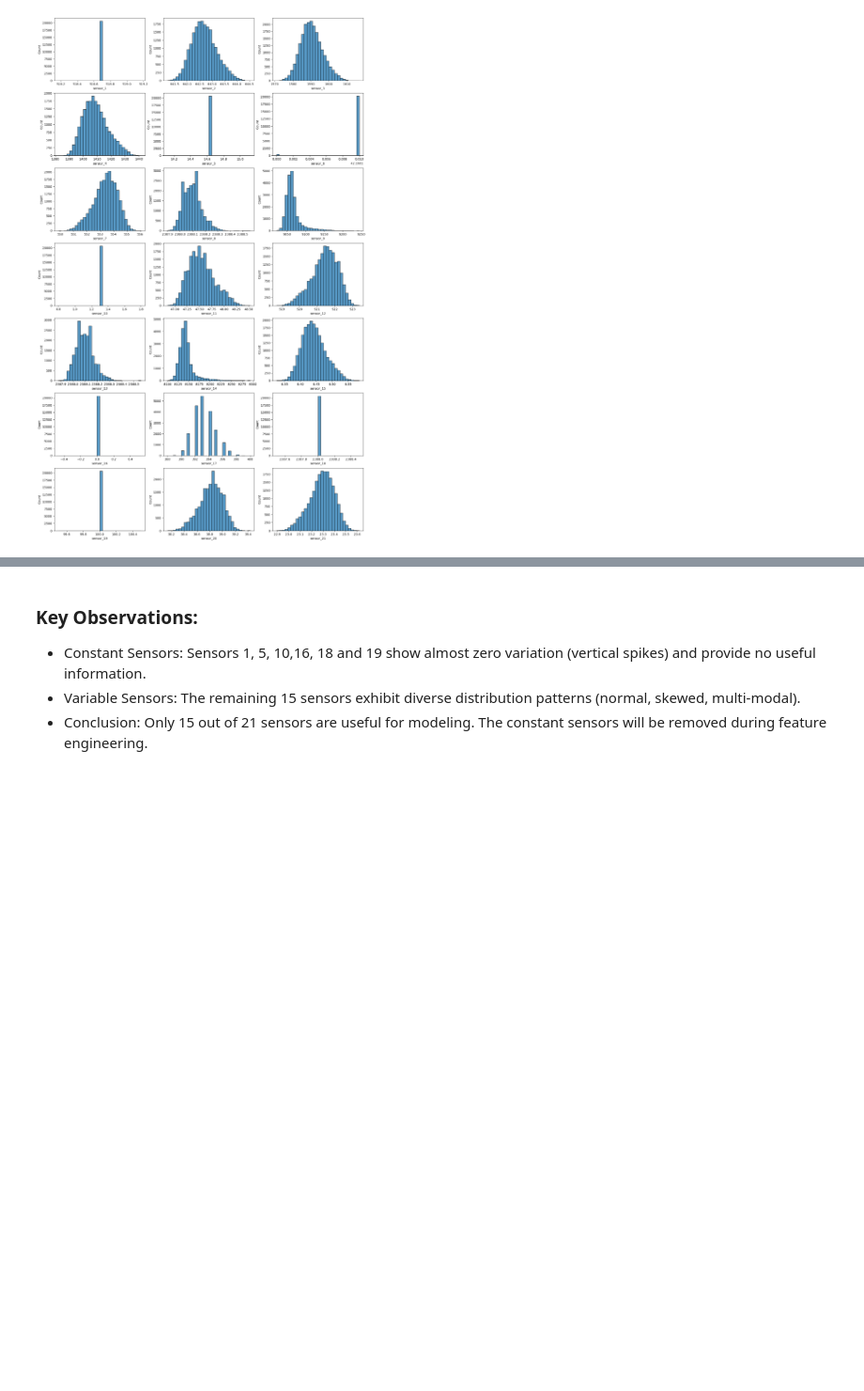
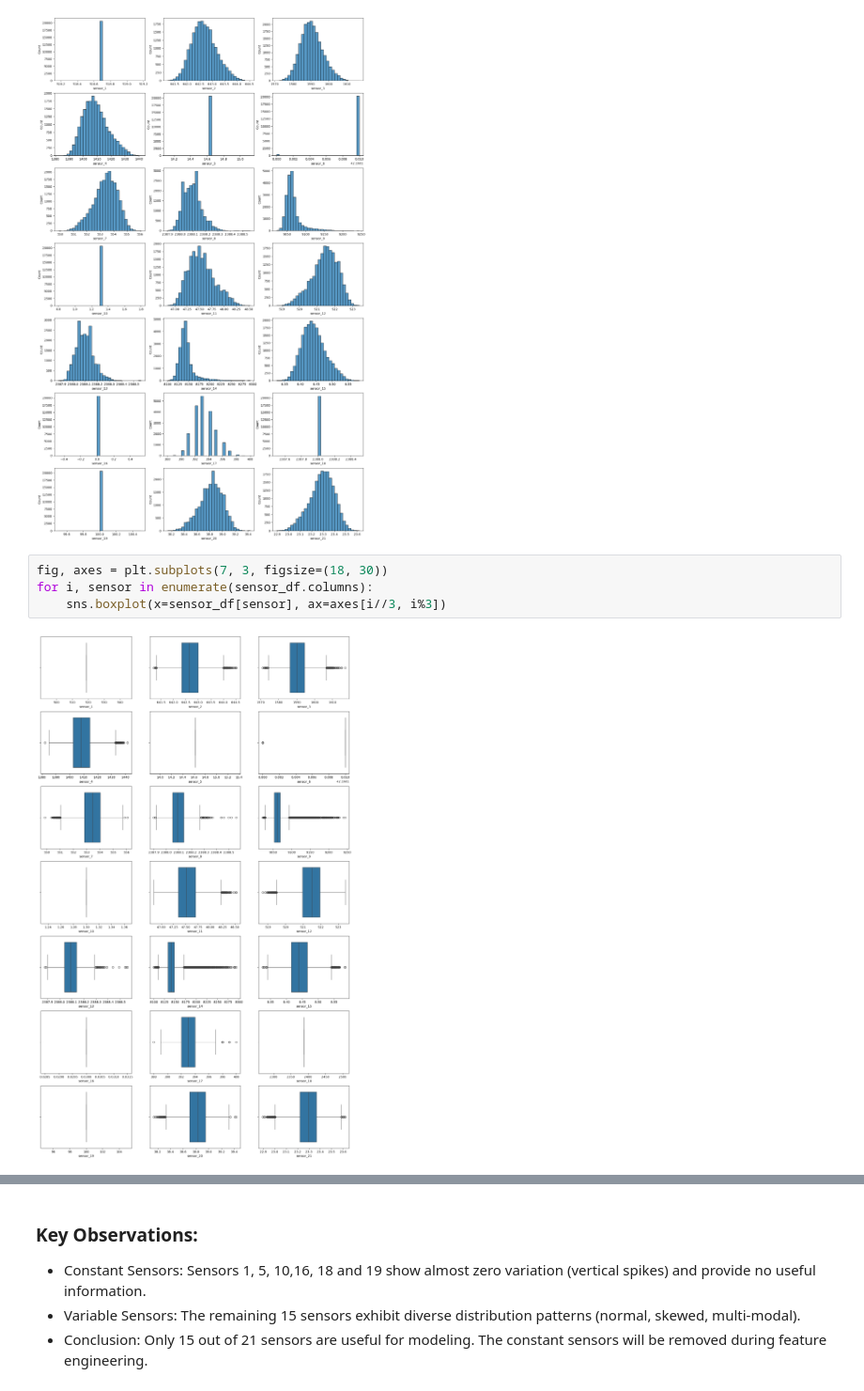
Before and after one commit to variableh/NASA, a Jupyter notebook: 01_analysis.ipynb, the cells around one changed output, grey strips where cells are left out. Shown at 94% size. Drawn from its saved outputs; the diff is of its cells as text; blank space fills up the shorter version.

```diff
--- a/01_analysis.ipynb
+++ b/01_analysis.ipynb
@@ -307,3 +272,9 @@ for i, sensor in enumerate(sensor_df.columns):
     sns.histplot(sensor_df[sensor], bins=30, kde=False, ax=axes[i//3, i%3])
 # %% [output]
 [figure]
+# %%
+fig, axes = plt.subplots(7, 3, figsize=(18, 30))
+for i, sensor in enumerate(sensor_df.columns):
+    sns.boxplot(x=sensor_df[sensor], ax=axes[i//3, i%3])
+# %% [output]
+[figure, added]
```
Also changed, not shown: parts of 40 cells of this notebook.
